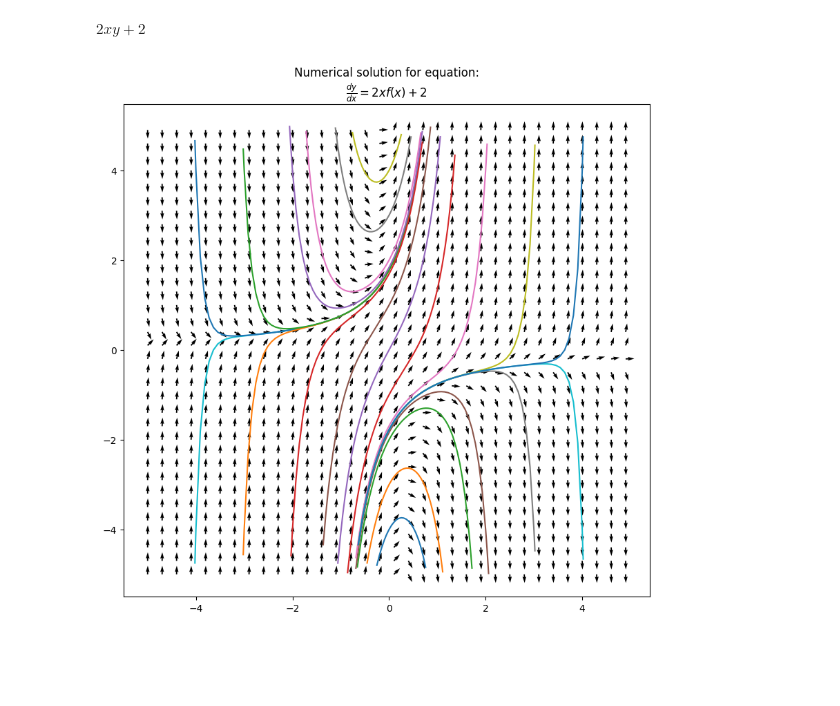
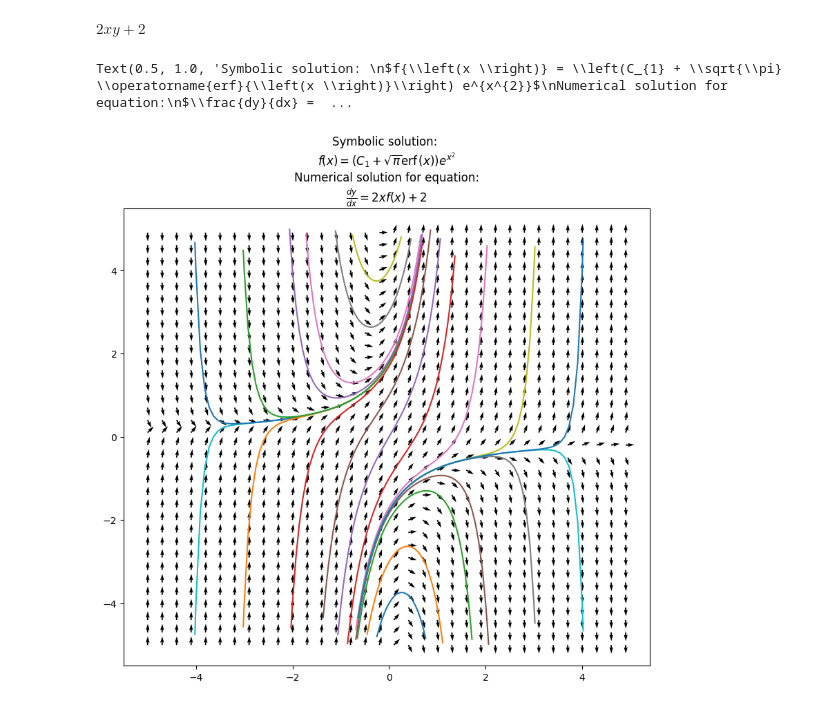
Before and after one commit to Yolonek/DifferentialEquations, a Jupyter notebook: FirstOrderDifferentialEquations/LinearODEs.ipynb, the cells around one changed output. Saved outputs shown, nothing was run; the diff lists cells and outputs as text; code cells hidden in the pictures; blank space fills up the shorter version.

```diff
--- a/FirstOrderDifferentialEquations/LinearODEs.ipynb
+++ b/FirstOrderDifferentialEquations/LinearODEs.ipynb
@@ -146,11 +146,15 @@ $\displaystyle 2 x y + 2$
 # %%
 figure, axes = plt.subplots(1, 1, figsize=(8, 8), layout='constrained')
 initial_conditions = np.arange(-4, 5, 1)
 initial_x = 0
 plot_direction_field(x, y, direction_field, (a, b, a, b, .3), axes, title=True)
 plot_numeric_solutions(direction_field.subs(y, f), x, f, initial_conditions, initial_x, (a, b), 200, axes, legend=False, title=True, threshold=(a, b))
 initial_conditions = np.array([-4, 4])
 for init_x in [-4, -3, -2, 2, 3, 4]:
     plot_numeric_solutions(direction_field.subs(y, f), x, f, initial_conditions, init_x, (a, b), 200, axes, legend=False, title=False, threshold=(a, b))
+title = axes.get_title()
+title = f'Symbolic solution: \n${equation_in_latex(solution)}$\n' + title
+axes.set_title(title)
 # %% [output]
+Text(0.5, 1.0, 'Symbolic solution: \n$f{\\left(x \\right)} = \\left(C_{1} + \\sqrt{\\pi} \\operatorname{erf}{\\left(x \\right)}\\right) e^{x^{2}}$\nNumerical solution for equation:\n$\\frac{dy}{dx} =  ...
-[figure, old version]
+[figure, new version]
```
Also changed, not shown: parts of 1 cell of this notebook, 3 other files.
